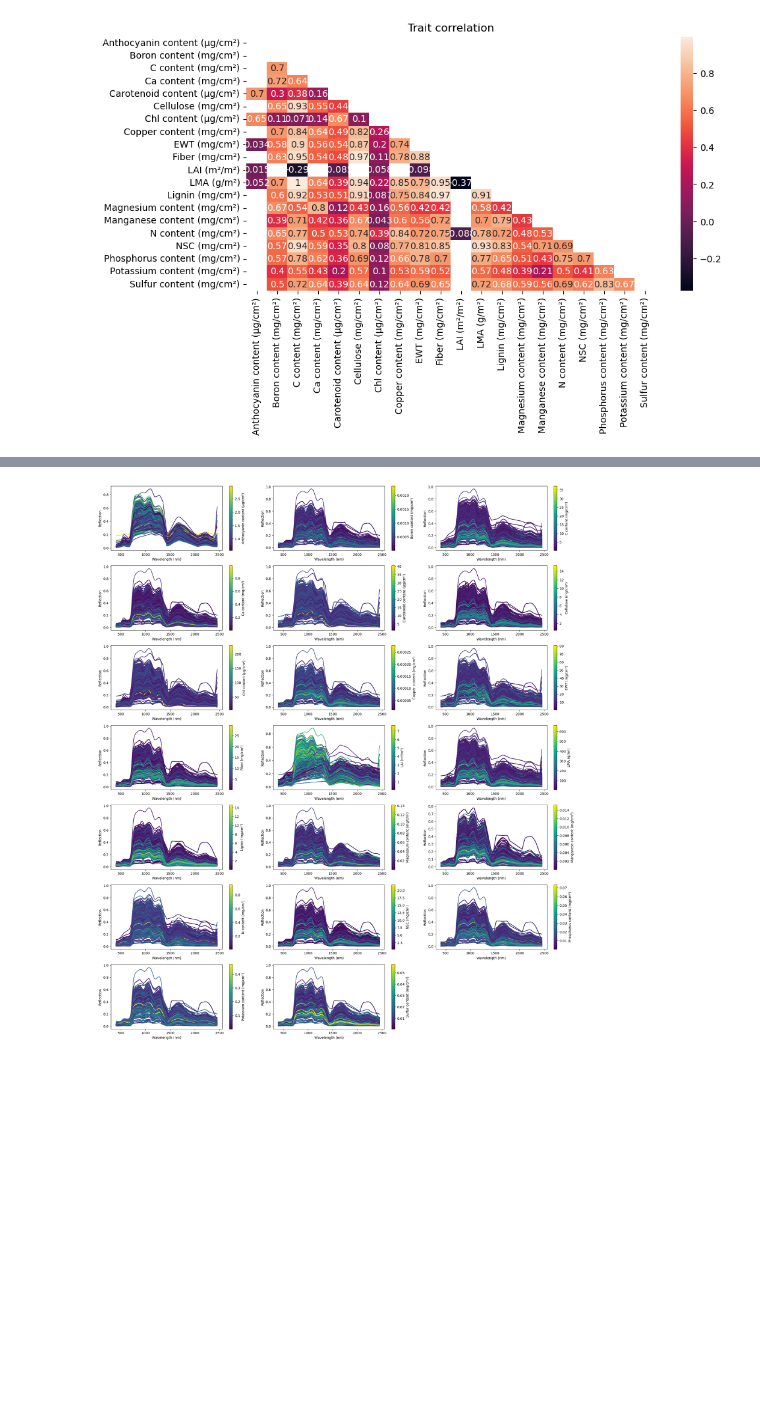
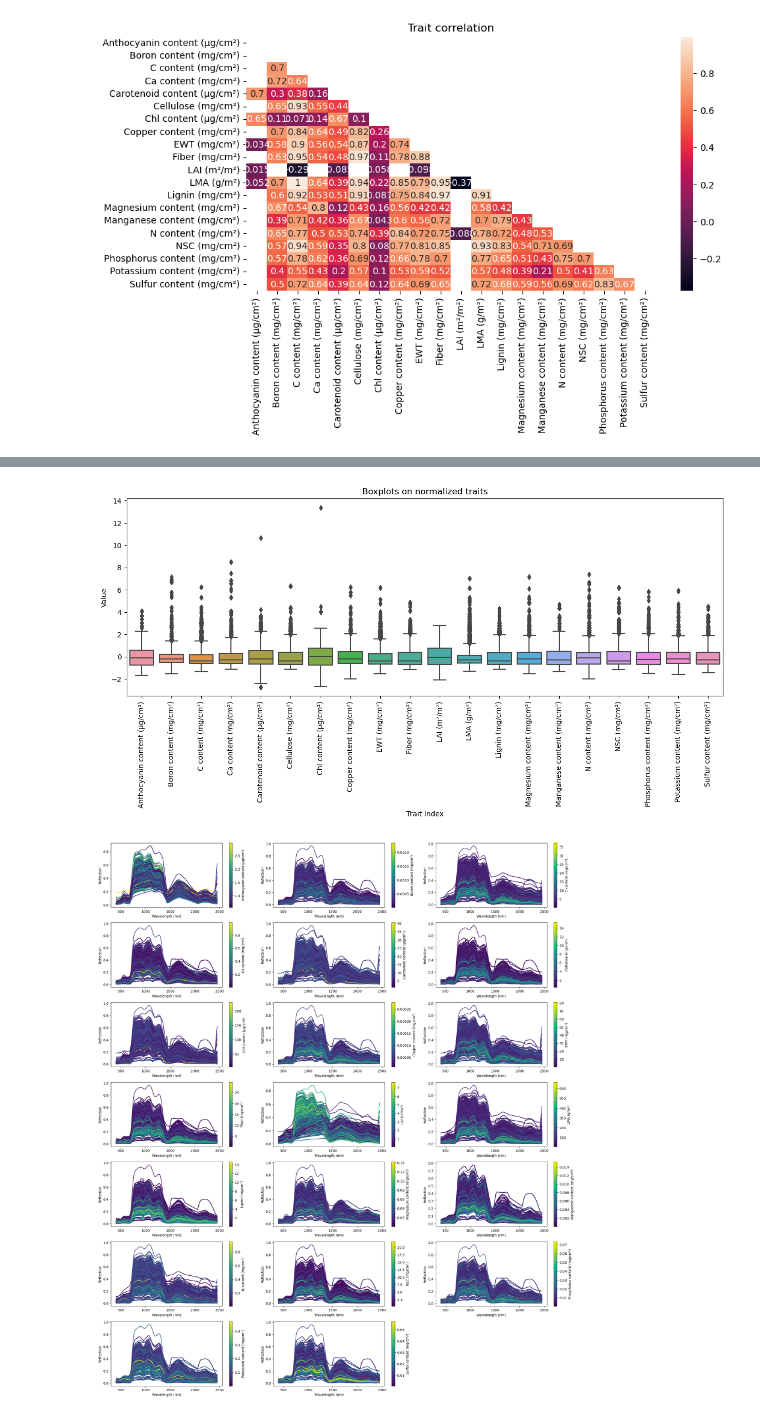
Before and after one commit to pau-ventrod/ADA_Spectral, a Jupyter notebook: SRC/scripts/Week 1 - Visualization.ipynb, the cells around one changed output, grey strips where cells are left out. Cells and saved outputs as stored; diff of their text form; code cells hidden in the pictures; blank space fills up the shorter version.

```diff
--- a/SRC/scripts/Week 1 - Visualization.ipynb
+++ b/SRC/scripts/Week 1 - Visualization.ipynb
@@ -176,5 +198,15 @@ plt.show()
 # %%
-# Target boxplots
+# Normalized values
+data_df_zscore = (data_df-data_df.mean())/data_df.std()
+plt.figure(figsize=(15,5))
+sns.boxplot(data=data_df_zscore.iloc[:,0:20])
+plt.xticks(np.arange(20), target_cols, rotation=90)
+plt.xlabel('Trait Index')
+plt.ylabel('Value')
+plt.title("Boxplots on normalized traits")
+plt.show()
+# %% [output]
+[figure, added]
 # %%
 colormap = plt.get_cmap('viridis')
 fig, ax = plt.subplots(7,3, figsize = (20, 23))
```
Also changed, not shown: parts of 7 cells of this notebook, 1 other file.
